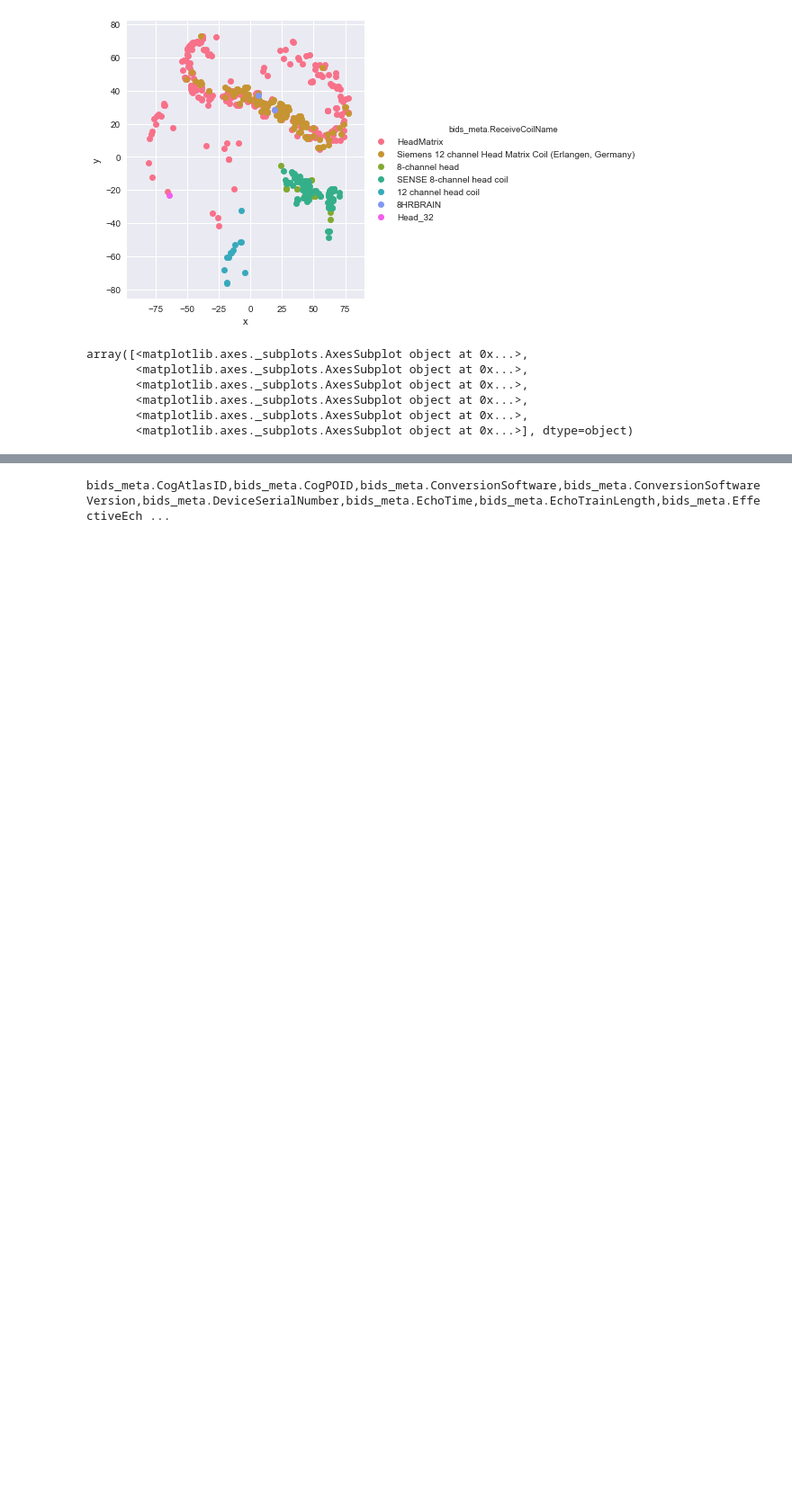
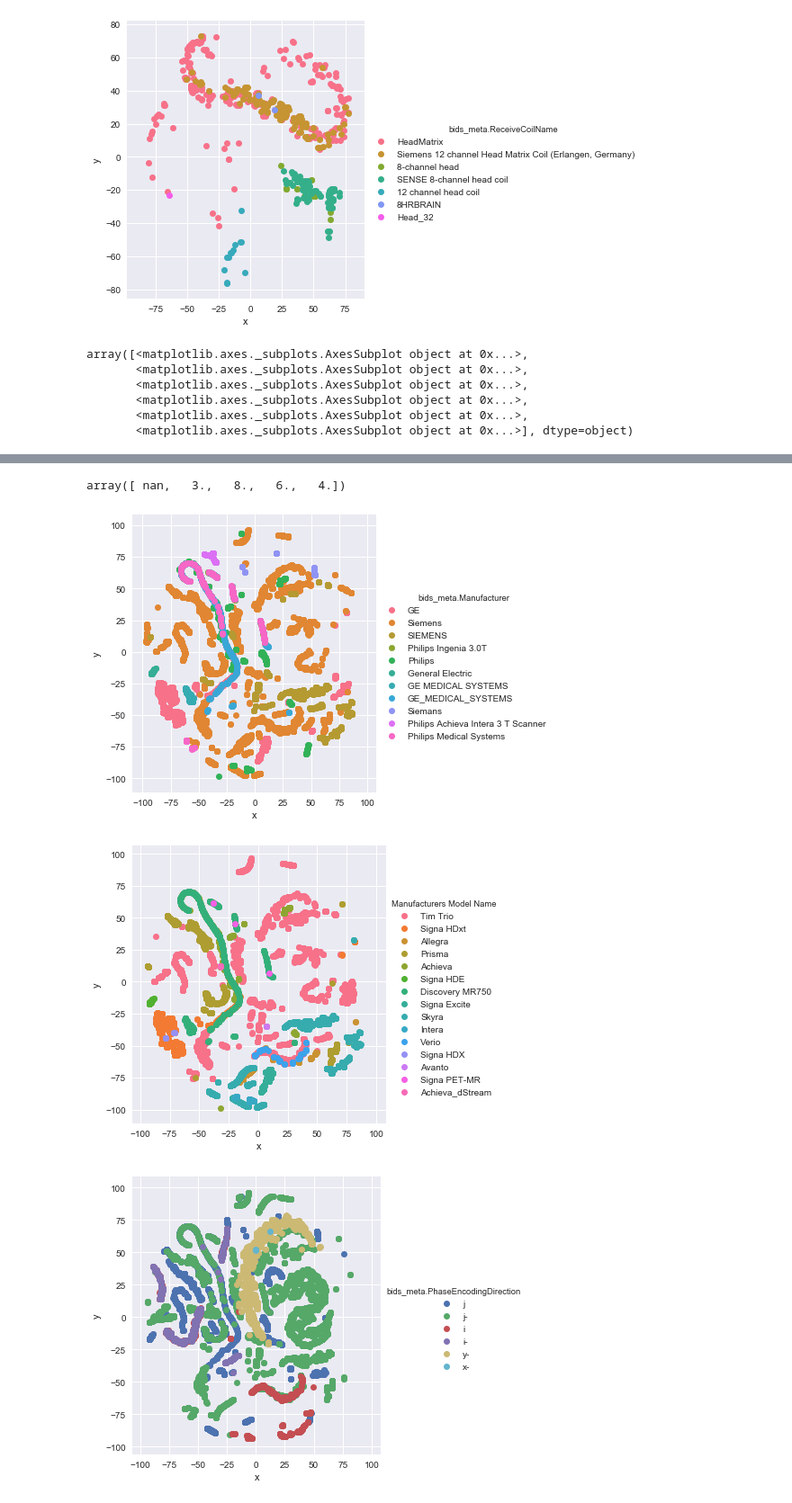
Before and after one commit to Shotgunosine/mriqc_tsne, a Jupyter notebook: MRIQC Web API.ipynb, the cells around one changed output, grey strips where cells are left out. Shown at 90% size. Drawn from its saved outputs; the diff is of its cells as text; code cells hidden in the pictures; blank space fills up the shorter version.

Commit message:
Run BOLD TSNE

```diff
--- a/MRIQC Web API.ipynb
+++ b/MRIQC Web API.ipynb
@@ -188,7 +193,3 @@ meta_columns =[l for l in df_t1w_unique.columns
-# %%
-X = df_t1w_unique.loc[:,metric_columns]
-X = X.loc[X.isnull().sum(1)==0,:]
-res = TSNE().fit_transform(X)
 # %%
 res_df = df_t1w_unique.loc[df_t1w_unique.loc[:,metric_columns].isnull().sum(1)==0,meta_columns]
 res_df['x'] = res[:,0]
@@ -292,0 +327,17 @@ res_df['ManufacturersModelNamefix'] = mlist
+# %%
+# Split up collumns
+metric_columns = [l for l in df_bold_unique.columns
+                if not l.startswith('_') and not l.startswith('bids_meta') and not l.startswith('provenance')]
+meta_columns =[l for l in df_bold_unique.columns
+                if not l.startswith('_') and l.startswith('bids_meta') and not l.startswith('provenance')]
+
+
+X = df_bold_unique.loc[:,metric_columns]
+# Drop rows with null data
+notnull_mask = np.logical_and(X.notnull().sum(1).astype(bool), np.logical_not(np.logical_not(np.isfinite(X)).sum(1).astype(bool)))
+Xnn = X.loc[notnull_mask,:]
+res = TSNE().fit_transform(Xnn)
+# %%
+res_df = df_bold_unique.loc[notnull_mask,meta_columns]
+res_df['x'] = res[:,0]
+res_df['y'] = res[:,1]
@@ -338,5 +398,0 @@ Name: bids_meta.subject_id, Length: 9658, dtype: object
-# %%
-print(','.join([l for l in df_bold.columns
-                if not l.startswith('_') and l.startswith('bids_meta') and not l.startswith('provenance')]))
-# %% [output]
-bids_meta.CogAtlasID,bids_meta.CogPOID,bids_meta.ConversionSoftware,bids_meta.ConversionSoftwareVersion,bids_meta.DeviceSerialNumber,bids_meta.EchoTime,bids_meta.EchoTrainLength,bids_meta.EffectiveEch ...
@@ -342,0 +424,19 @@ bids_meta.CogAtlasID,bids_meta.CogPOID,bids_meta.ConversionSoftware,bids_meta.Co
+# %%
+res_df["bids_meta.MultibandAccelerationFactor"].unique()
+# %% [output]
+array([ nan,   3.,   8.,   6.,   4.])
+# %%
+meta_to_plot = ["bids_meta.Manufacturer",
+                "Manufacturers Model Name",
+                "bids_meta.PhaseEncodingDirection",
+                "bids_meta.MagneticFieldStrength",
+                "bids_meta.RepetitionTime",
+                "bids_meta.ReceiveCoilName",
+                "bids_meta.MultibandAccelerationFactor"]
+# %%
+for mtp in meta_to_plot:
+    sns.lmplot('x','y', res_df, fit_reg = False, n_boot = 0,hue = mtp, scatter_kws = {"alpha":1 })
+# %% [output]
+[figure, added]
+[figure, added]
+[figure, added]
```
Also changed, not shown: parts of 20 cells of this notebook.
